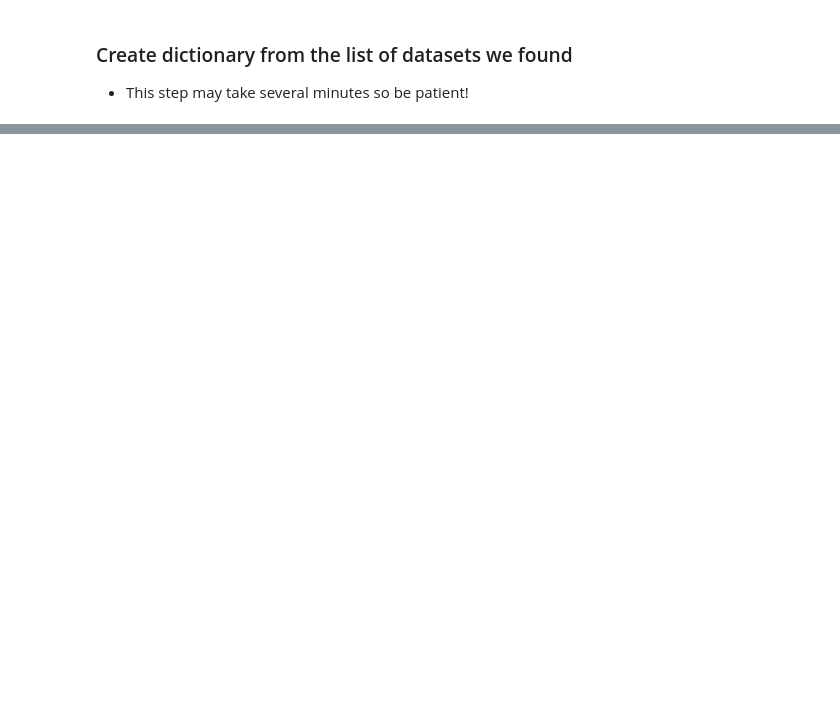
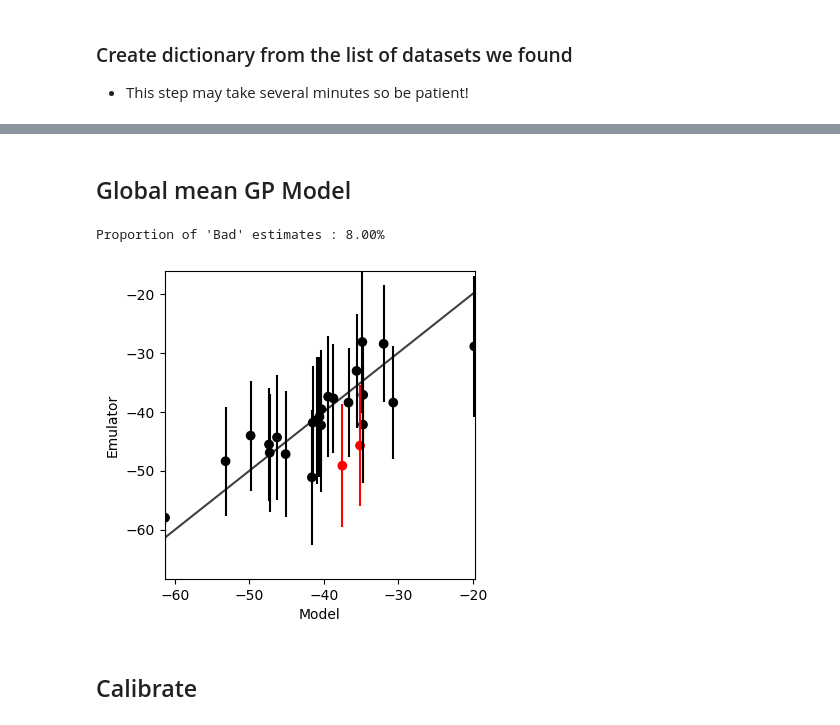
Before and after one commit to MetOs-UiO/eScience2024, a Jupyter notebook: docs/learning/notebooks/read_PPE.ipynb, the cells around one changed output, grey strips where cells are left out. Cells and saved outputs as stored; diff of their text form; code cells hidden in the pictures; blank space fills up the shorter version.

```diff
--- a/docs/learning/notebooks/read_PPE.ipynb
+++ b/docs/learning/notebooks/read_PPE.ipynb
@@ -170,0 +161,21 @@ present-day.FCTL.monthly.37.0
+# %%
+n_test = 25
+
+X_test, X_train = best_params[:n_test], best_params[n_test:]
+Y_test, Y_train = SWCF[:n_test], SWCF[n_test:]
+# %% [markdown]
+## Global mean GP Model
+# %%
+# Can try different kernels here
+gp = gp_model(X_train, Y_train, kernel=['Linear', 'RBF'])
+# %%
+gp.train()
+# %%
+m, v = gp.predict(X_test)
+# %%
+validation_plot(Y_test.data, m, v, figsize=(4,4))
+# %% [output]
+Proportion of 'Bad' estimates : 8.00%
+[figure, added]
+# %% [markdown]
+## Calibrate
```
Also changed, not shown: parts of 29 cells of this notebook.
